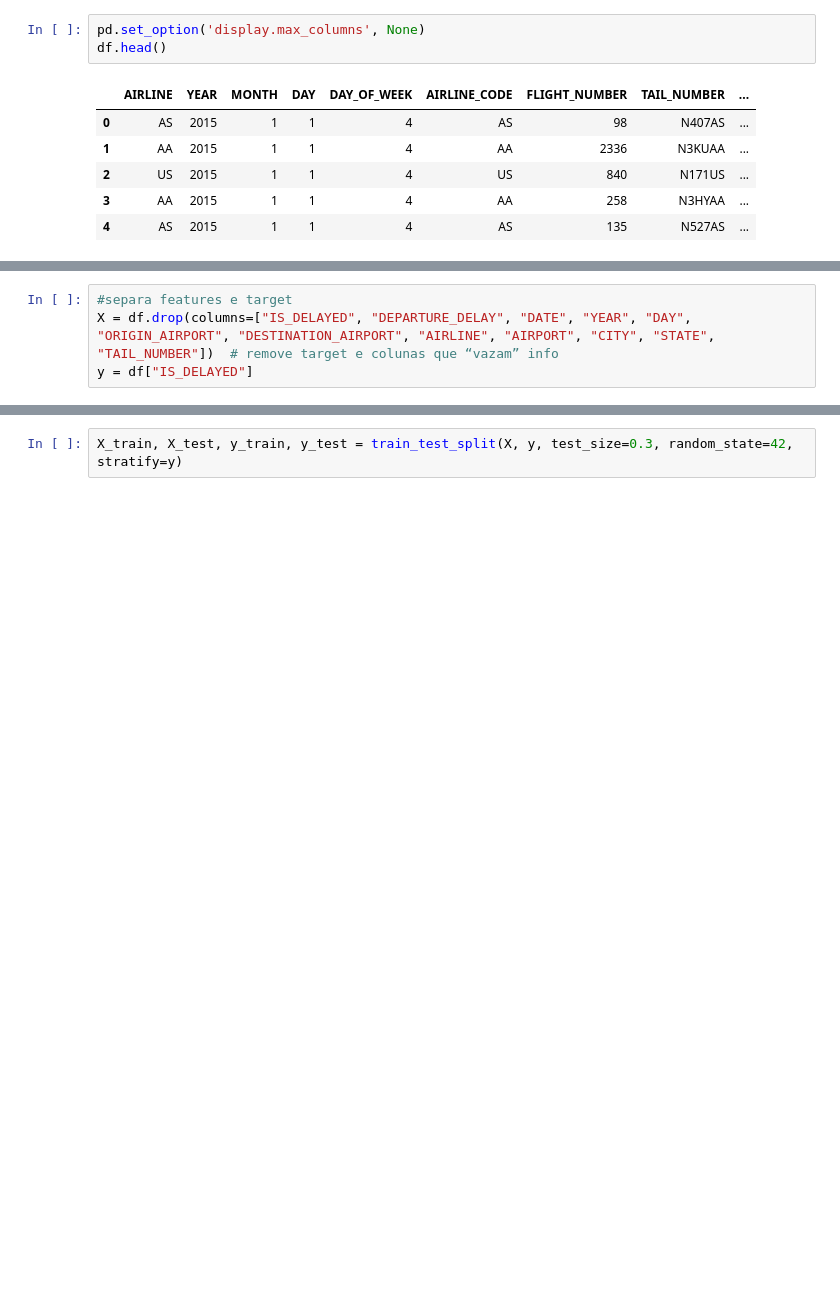
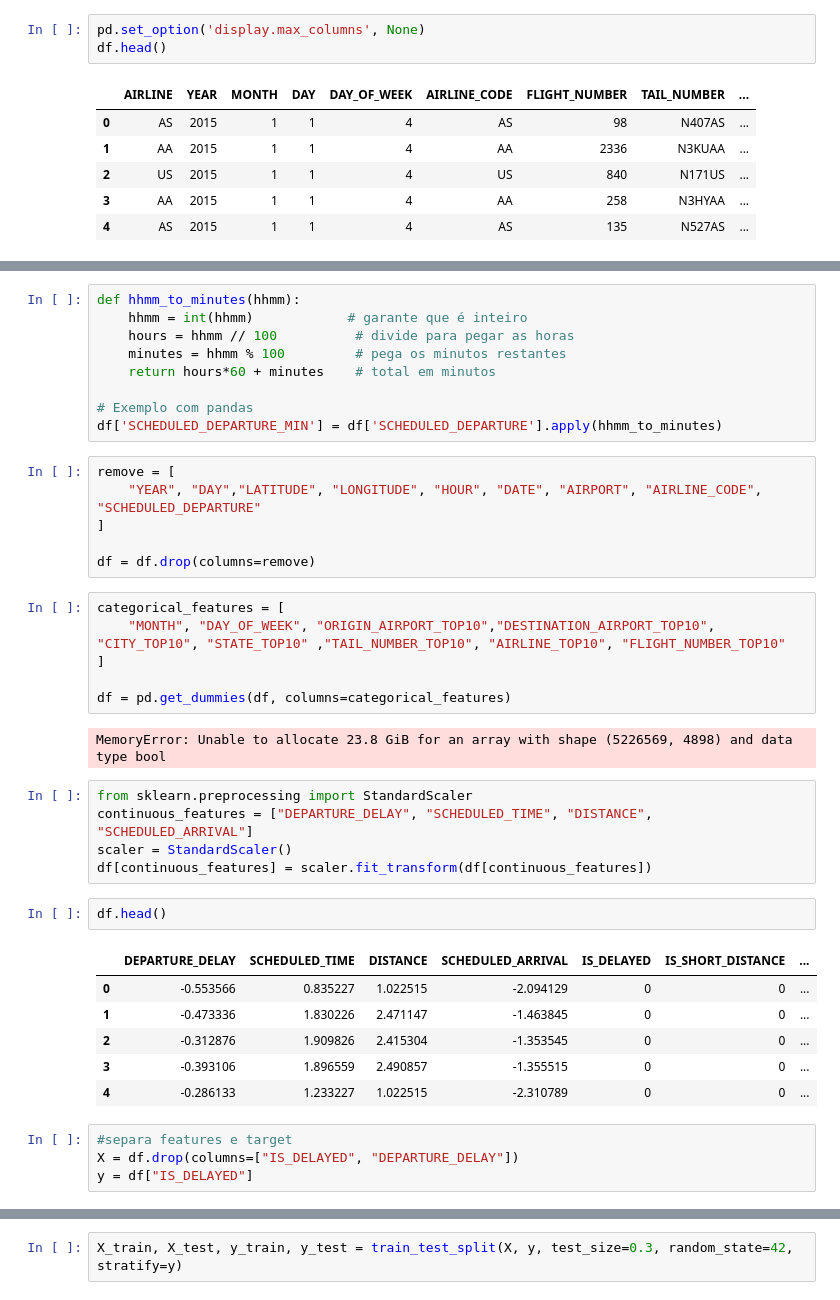
Before and after one commit to alicebiasilva/flight-delay-model-prediction, a Jupyter notebook: notebooks/modeling.ipynb, the cells around one changed output, grey strips where cells are left out. Saved outputs shown, nothing was run; the diff lists cells and outputs as text; blank space fills up the shorter version.

```diff
--- a/notebooks/modeling.ipynb
+++ b/notebooks/modeling.ipynb
@@ -104,4 +114,41 @@ df["TAIL_NUMBER_TOP10"] = df["TAIL_NUMBER"].where(df["TAIL_NUMBER"].isin(top10_a
+# %%
+def hhmm_to_minutes(hhmm):
+    hhmm = int(hhmm)            # garante que é inteiro
+    hours = hhmm // 100          # divide para pegar as horas
+    minutes = hhmm % 100         # pega os minutos restantes
+    return hours*60 + minutes    # total em minutos
+
+# Exemplo com pandas
+df['SCHEDULED_DEPARTURE_MIN'] = df['SCHEDULED_DEPARTURE'].apply(hhmm_to_minutes)
+# %%
+remove = [
+    "YEAR", "DAY","LATITUDE", "LONGITUDE", "HOUR", "DATE", "AIRPORT", "AIRLINE_CODE", "SCHEDULED_DEPARTURE"
+]
+
+df = df.drop(columns=remove)
+# %%
+categorical_features = [
+    "MONTH", "DAY_OF_WEEK", "ORIGIN_AIRPORT_TOP10","DESTINATION_AIRPORT_TOP10",	"CITY_TOP10", "STATE_TOP10"	,"TAIL_NUMBER_TOP10", "AIRLINE_TOP10", "FLIGHT_NUMBER_TOP10"
+]
+
+df = pd.get_dummies(df, columns=categorical_features)
+# %% [output]
+MemoryError: Unable to allocate 23.8 GiB for an array with shape (5226569, 4898) and data type bool
+# %%
+from sklearn.preprocessing import StandardScaler
+continuous_features = ["DEPARTURE_DELAY", "SCHEDULED_TIME", "DISTANCE", "SCHEDULED_ARRIVAL"]
+scaler = StandardScaler()
+df[continuous_features] = scaler.fit_transform(df[continuous_features])
+# %%
+df.head()
+# %% [output]
+|  | DEPARTURE_DELAY | SCHEDULED_TIME | DISTANCE | SCHEDULED_ARRIVAL | IS_DELAYED | IS_SHORT_DISTANCE | ... |
+| 0 | -0.553566 | 0.835227 | 1.022515 | -2.094129 | 0 | 0 | ... |
+| 1 | -0.473336 | 1.830226 | 2.471147 | -1.463845 | 0 | 0 | ... |
+| 2 | -0.312876 | 1.909826 | 2.415304 | -1.353545 | 0 | 0 | ... |
+| 3 | -0.393106 | 1.896559 | 2.490857 | -1.355515 | 0 | 0 | ... |
+| 4 | -0.286133 | 1.233227 | 1.022515 | -2.310789 | 0 | 0 | ... |
 # %%
 #separa features e target
-X = df.drop(columns=["IS_DELAYED", "DEPARTURE_DELAY", "DATE", "YEAR", "DAY", "ORIGIN_AIRPORT", "DESTINATION_AIRPORT", "AIRLINE", "AIRPORT", "CITY", "STATE", "TAIL_NUMBER"])  # remove target e colunas que “vazam” info
+X = df.drop(columns=["IS_DELAYED", "DEPARTURE_DELAY"])
 y = df["IS_DELAYED"]
```
Also changed, not shown: parts of 23 cells of this notebook, 1 other file.
